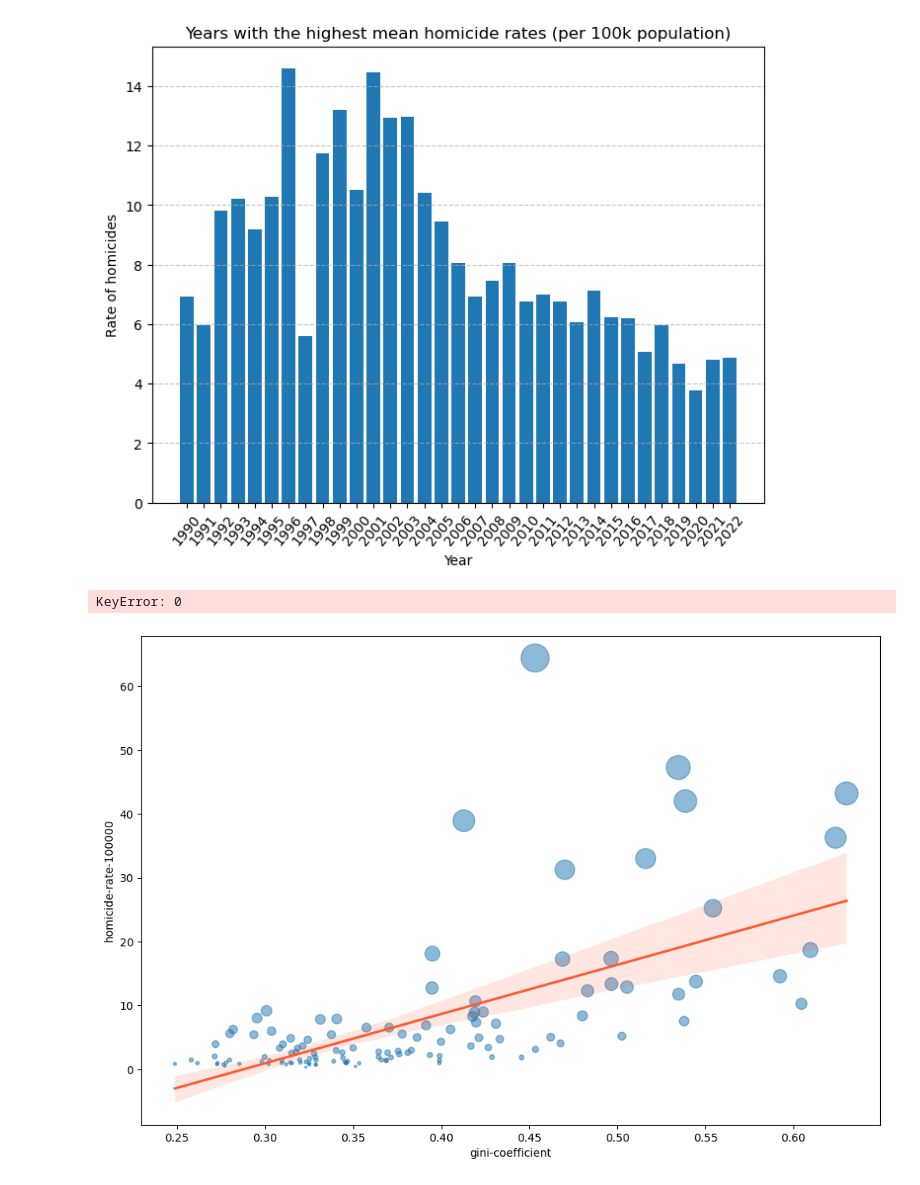
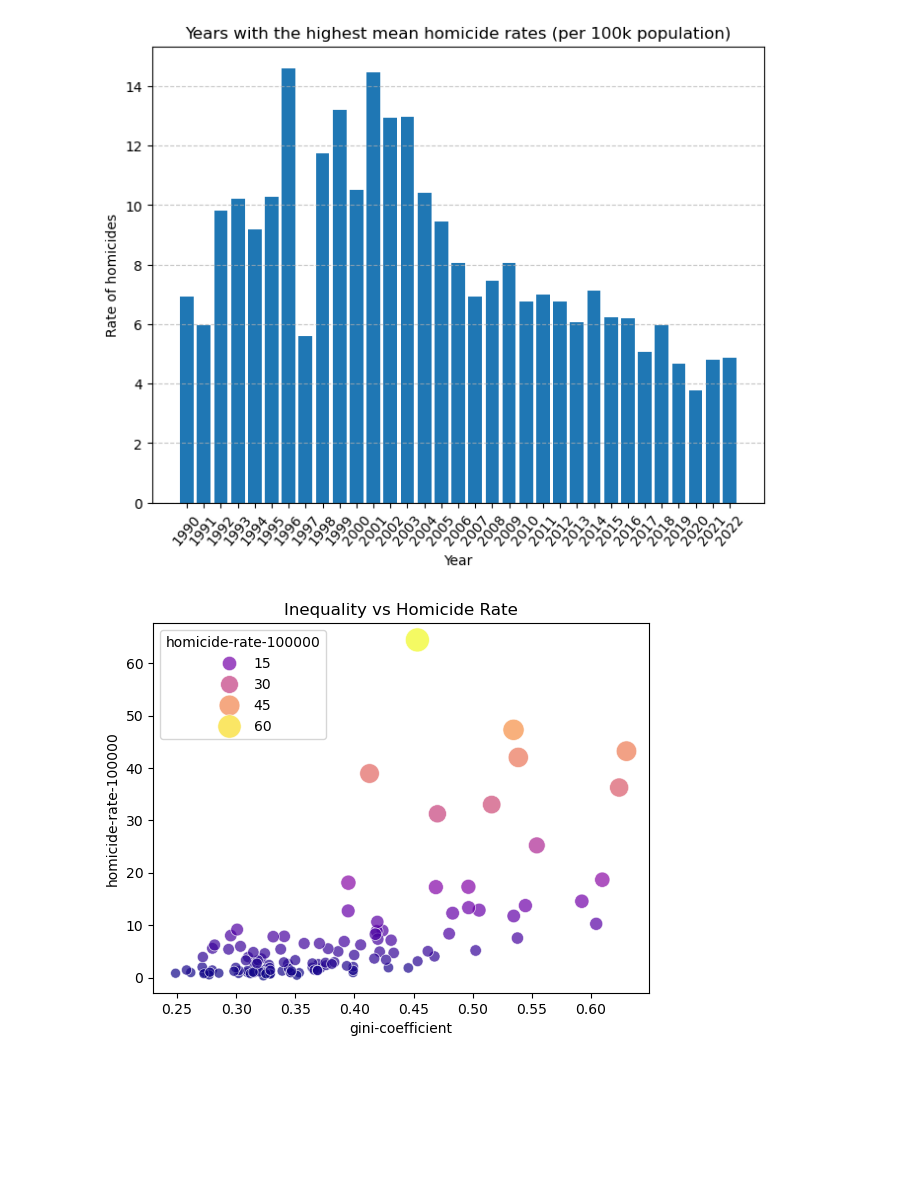
Before and after one commit to Phenriqx/global-homicide-rate-predictor, a Jupyter notebook: notebooks/HomicideRates.ipynb, the cells around one changed output. Cells and saved outputs as stored; diff of their text form; code cells hidden in the pictures; blank space fills up the shorter version.

Commit message:
saving and analyzing visualizations

```diff
--- a/notebooks/HomicideRates.ipynb
+++ b/notebooks/HomicideRates.ipynb
@@ -206,27 +208,22 @@ plt.show() # shows the years with the highest homicide rates
 # %%
 
 import seaborn as sns
 
 df_country = df.groupby('entity').agg({
     'gini-coefficient': 'mean',
     'homicide-rate-100000': 'mean'
 }).reset_index()
 
-plt.figure(figsize=(12, 8))
-sns.regplot(data=df_country, x='gini-coefficient', y='homicide-rate-100000',
-            scatter_kws={'alpha': 0.5, 's':df_country['homicide-rate-100000'] * 10}, line_kws={'color': '#ff5a32'})
+sns.scatterplot(x='gini-coefficient', y='homicide-rate-100000', palette='plasma',
+                hue='homicide-rate-100000',
+                alpha=0.7,
+                data=df_country,
+                size='homicide-rate-100000',
+                sizes=(50, 300)
+)
 
-for i in range(df_country[0]):
-    plt.text(df_country['gini-coefficient'][i],
-                 df_country['homicide-rate-100000'][i],
-                 df_country['entity'][i], fontsize=9)
-
-plt.show()
-
-#df.plot(kind='scatter', x='gini-coefficient', y='homicide-rate-100000', alpha=0.7,
-        # label='Homicide per Country',
-        # c='homicide-rate-100000',
-        # s='homicide-rate-100000')
+plt.title('Inequality vs Homicide Rate')
+plt.savefig("../reports/figures/gini-vs-homicide.jpg", dpi=300, bbox_inches='tight')
+# We can clearly see in this graph, as well as the correlation heatmap, that the gini coefficient directly affects the homicide rate
 # %% [output]
-KeyError: 0
-[figure, old version]
+[figure, new version]
```
Also changed, not shown: parts of 6 cells of this notebook, 6 other files.
